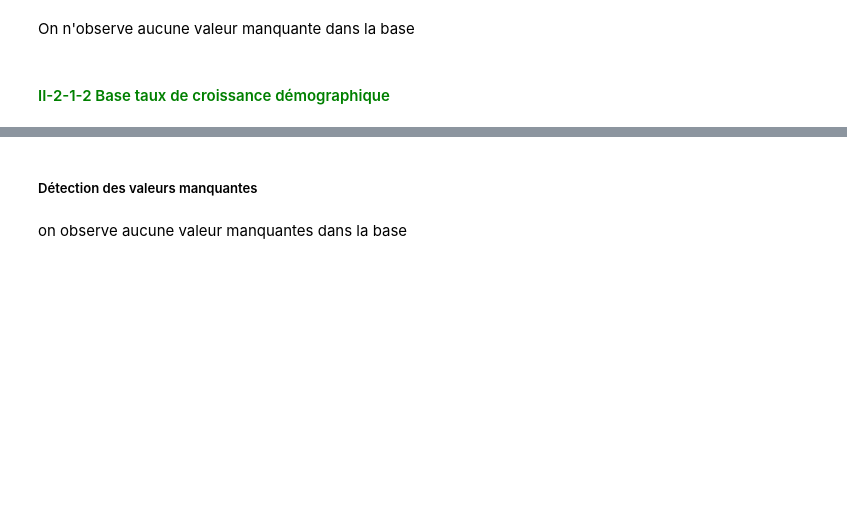
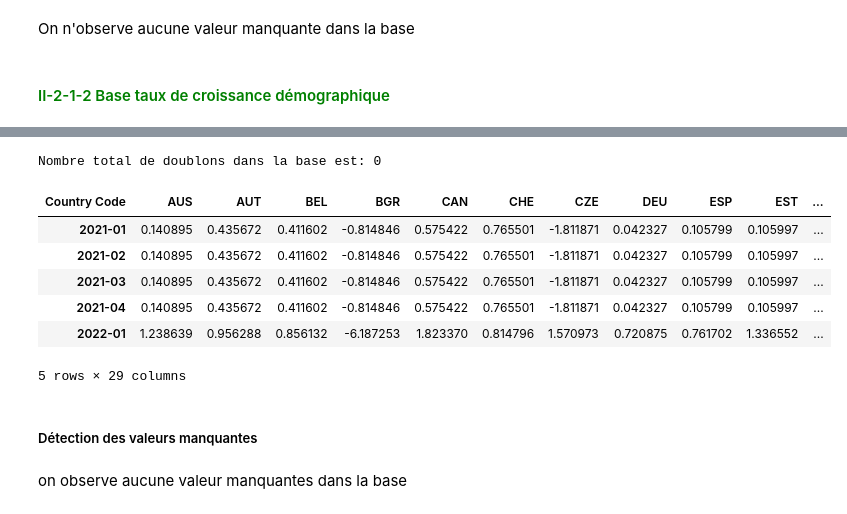
Before and after one commit to Marimar4/Projet-Python, a Jupyter notebook: monmodule/Préparation_données_copy.ipynb, the cells around one changed output, grey strips where cells are left out. Drawn from its saved outputs; the diff is of its cells as text; code cells hidden in the pictures; blank space fills up the shorter version.

```diff
--- a/monmodule/Préparation_données_copy.ipynb
+++ b/monmodule/Préparation_données_copy.ipynb
@@ -292,8 +272,17 @@ df_pop.info()
 # %%
 # Construction de la base life expentancy
 reload(d)
-df_pop = d.treat_info(df_pop, country_codes)
+df_pop = d.treat_info(df_pop, pays1)
 df_pop.tail()
+# %% [output]
+Nombre total de doublons dans la base est: 0
+| Country Code | AUS | AUT | BEL | BGR | CAN | CHE | CZE | DEU | ESP | EST | ... |
+| 2021-01 | 0.140895 | 0.435672 | 0.411602 | -0.814846 | 0.575422 | 0.765501 | -1.811871 | 0.042327 | 0.105799 | 0.105997 | ... |
+| 2021-02 | 0.140895 | 0.435672 | 0.411602 | -0.814846 | 0.575422 | 0.765501 | -1.811871 | 0.042327 | 0.105799 | 0.105997 | ... |
+| 2021-03 | 0.140895 | 0.435672 | 0.411602 | -0.814846 | 0.575422 | 0.765501 | -1.811871 | 0.042327 | 0.105799 | 0.105997 | ... |
+| 2021-04 | 0.140895 | 0.435672 | 0.411602 | -0.814846 | 0.575422 | 0.765501 | -1.811871 | 0.042327 | 0.105799 | 0.105997 | ... |
+| 2022-01 | 1.238639 | 0.956288 | 0.856132 | -6.187253 | 1.823370 | 0.814796 | 1.570973 | 0.720875 | 0.761702 | 1.336552 | ... |
+5 rows × 29 columns
 # %% [markdown]
 ##### Détection des valeurs manquantes
 # %%
```
Also changed, not shown: parts of 7 cells of this notebook, 3 other files.
